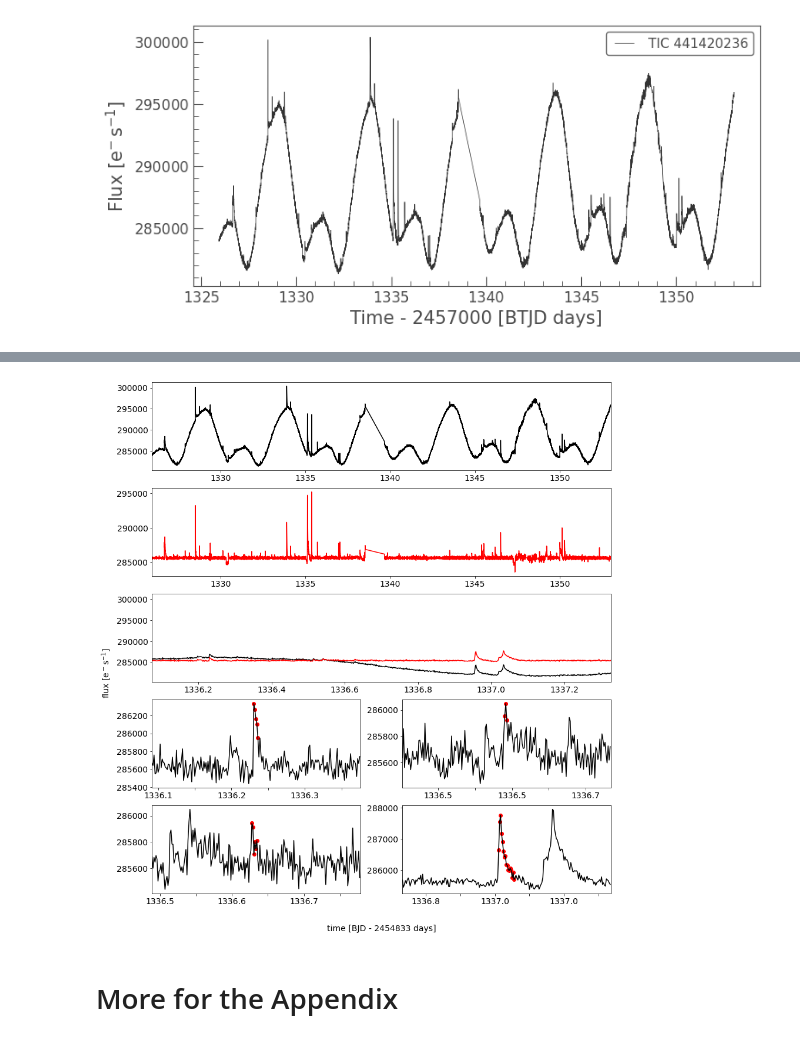
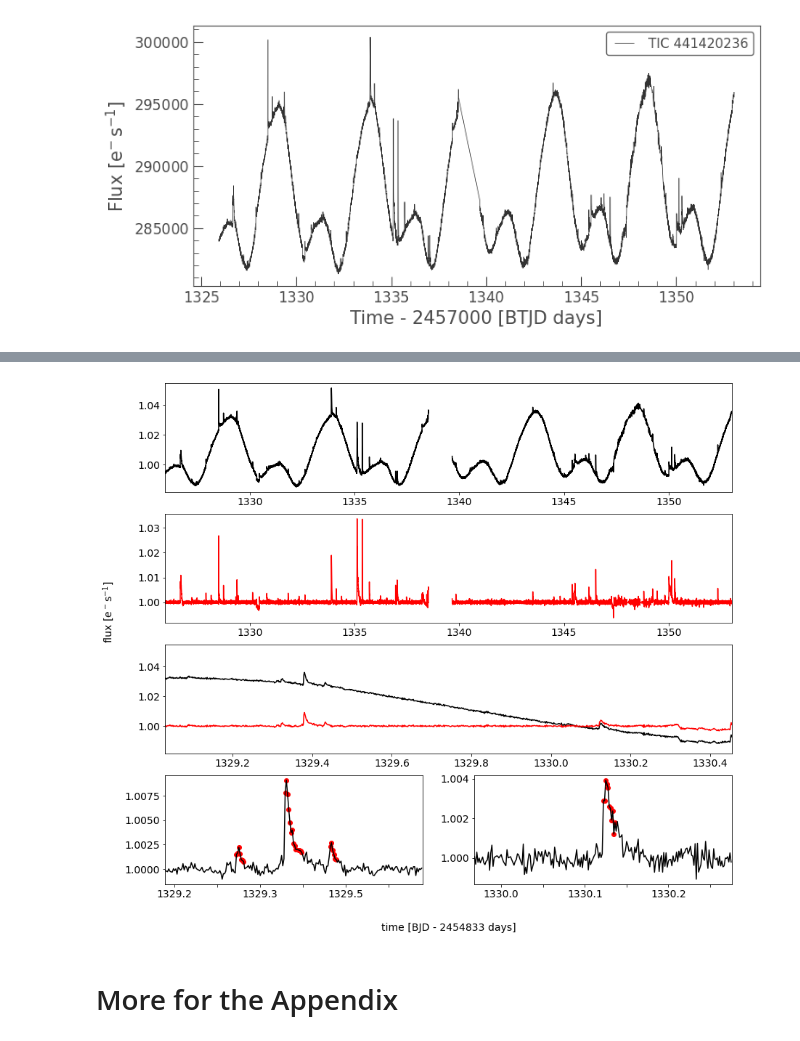
Before and after one commit to ekaterinailin/flaring-spi, a Jupyter notebook: notebooks/AU_Mic_illustrate_flares.ipynb, the cells around one changed output, grey strips where cells are left out. Drawn from its saved outputs; the diff is of its cells as text; code cells hidden in the pictures.

```diff
--- a/notebooks/AU_Mic_illustrate_flares.ipynb
+++ b/notebooks/AU_Mic_illustrate_flares.ipynb
@@ -20,5 +20,5 @@ lc.plot()
 [figure]
 # %%
 %matplotlib inline
-flcc = custom_detrending(lc, spline_order=3, spline_coarseness=6)
+flcc, ax = custom_detrending(lc, spline_order=3, spline_coarseness=6,  max_sigma=1.5)
 # %% [output]
@@ -32,57 +60,81 @@ ff = ff[(ff.final==1) & (ff["real?"]==1)].sort_values(by="tstart", ascending=Tru
 %matplotlib inline
 fig = plt.figure(figsize=(14,16))
 #
+
+
+
 ax = fig.add_subplot(5,2,(1,2))
-ax.plot(lc.time.value, lc.flux.value, c="k")
+lc = lc.normalize()
+gap = 8949
+ax.plot(lc.time.value[:gap], lc.flux.value[:gap], c="k")
+ax.plot(lc.time.value[gap:], lc.flux.value[gap:], c="k")
 ax.set_xlim(flcc.time.value[0], flcc.time.value[-1])
 
 ax = fig.add_subplot(5,2,(3,4))
-ax.plot(flcc.time.value, flcc.detrended_flux.value, c="r")
+gap = 8943
+ax.plot(flcc.time.value[:gap], flcc.detrended_flux.value[:gap], c="r")
+ax.plot(flcc.time.value[gap:], flcc.detrended_flux.value[gap:], c="r")
 ax.set_xlim(flcc.time.value[0], flcc.time.value[-1])
 
 ax = fig.add_subplot(5,2,(5,6))
 ax.plot(lc.time.value, lc.flux.value, c="k")
-ax.plot(flcc.time.value, flcc.detrended_flux.value -200, c="r")
-ax.set_xlim(flcc.time.value[7200], flcc.time.value[8100])
+ax.plot(flcc.time.value, flcc.detrended_flux.value, c="r")
+ax.set_xlim(flcc.time.value[2200], flcc.time.value[3200])
 
-x=0
 off =100
-for i, r in ff.iloc[32:36].iterrows():
-    ax = fig.add_subplot(5,2,7+x)
+
+# zoom in #1
+ax = fig.add_subplot(5,2,7)
+subf = ff.iloc[12:16]
+r = ff.iloc[13]
+s,f = np.argmin(np.abs(r.tstart-flcc.time.value)), np.argmin(np.abs(r.tstop-flcc.time.value))
+ax.plot(flcc.time.value[s-off:f+off],flcc.detrended_flux.value[s-off:f+off],c="k")
+ax.set_xlim(flcc.time.value[s-off], flcc.time.value[f+off])
+ax.ticklabel_format(style="scientific", useOffset=False, axis="x")
+ax.xaxis.set_major_formatter(FormatStrFormatter('%.1f'))
+for label in ax.xaxis.get_ticklabels()[::2]:
+    label.set_visible(False)
+for i, r in subf.iterrows():
     s,f = np.argmin(np.abs(r.tstart-flcc.time.value)), np.argmin(np.abs(r.tstop-flcc.time.value))
+    ax.scatter(flcc.time.value[s:f],flcc.detrended_flux.value[s:f],c="r")
 
-    ax.scatter(flcc.time.value[s:f],flcc.detrended_flux.value[s:f],c="r")
-    ax.plot(flcc.time.value[s-off:f+off],flcc.detrended_flux.value[s-off:f+off],c="k")
-    ax.set_xlim(flcc.time.value[s-off], flcc.time.value[f+off])
-    ax.ticklabel_format(style="scientific", useOffset=False, axis="x")
-    ax.xaxis.set_major_formatter(FormatStrFormatter('%.1f'))
-    for label in ax.xaxis.get_ticklabels()[::2]:
-        label.set_visible(False)
     x +=1
+
+# zoom in #2
+ax = fig.add_subplot(5,2,8)
+r = ff.iloc[15]
+s,f = np.argmin(np.abs(r.tstart-flcc.time.value)), np.argmin(np.abs(r.tstop-flcc.time.value))
+ax.plot(flcc.time.value[s-off:f+off],flcc.detrended_flux.value[s-off:f+off],c="k")
+ax.scatter(flcc.time.value[s:f],flcc.detrended_flux.value[s:f],c="r")
+ax.set_xlim(flcc.time.value[s-off], flcc.time.value[f+off])
+ax.ticklabel_format(style="scientific", useOffset=False, axis="x")
+ax.xaxis.set_major_formatter(FormatStrFormatter('%.1f'))
+for label in ax.xaxis.get_ticklabels()[::2]:
+    label.set_visible(False)
 
 
 # Axis labels
-ax = fig.add_subplot(5,2,(9,10))
+ax = fig.add_subplot(5,2,(7,8))
 
 ax.text(0.5, -.4, 'time [BJD - 2454833 days]',
         fontsize=14,
         horizontalalignment='center',
         verticalalignment='center',
         transform=ax.transAxes)
 
 ax.text(-.1, 2.5, r"flux [e$^-$s$^{-1}$]",
         fontsize=14,
         horizontalalignment='center',
         verticalalignment='center',
         transform=ax.transAxes,
         rotation="vertical")
 ax.axis("off")
 # --------------------------------------
 
 plt.xlabel('time [BJD - 2457000 days]',fontsize=14)
 plt.savefig(f"{path}/aumic_illustrate_flares.png",dpi=300)
 # %% [output]
-[figure, old version]
+[figure, new version]
 # %% [markdown]
 # More for the Appendix
 # %%
```
Also changed, not shown: parts of 6 cells of this notebook, 1 other file.
